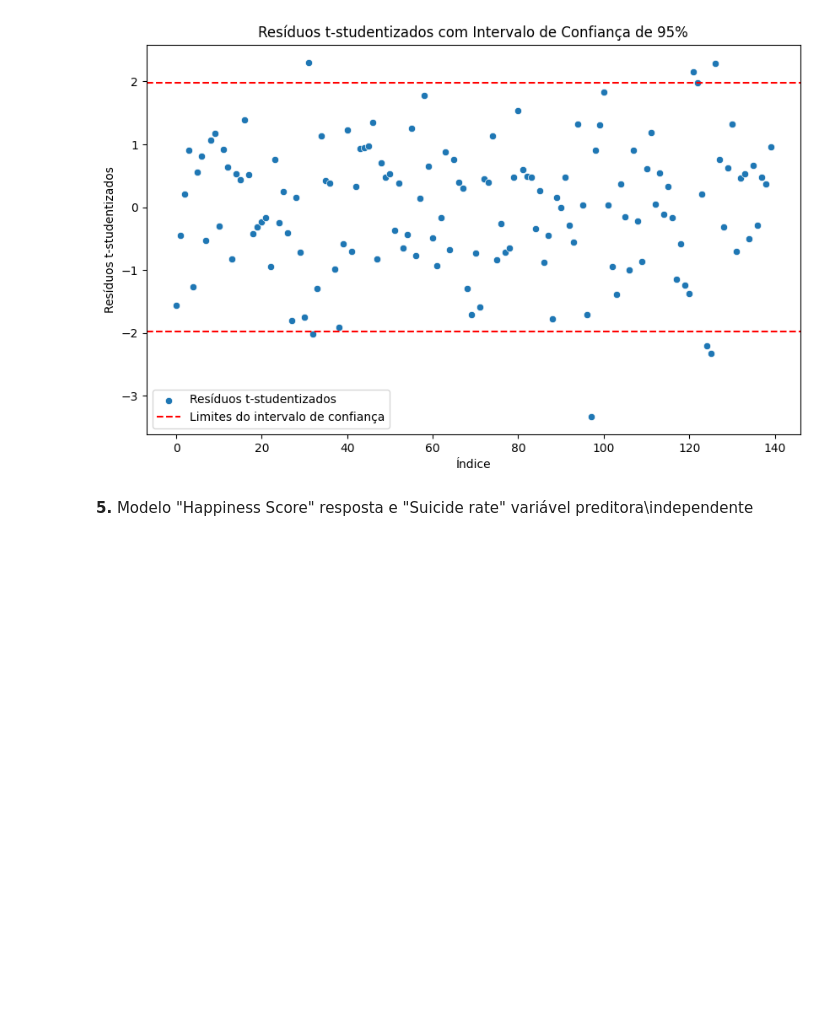
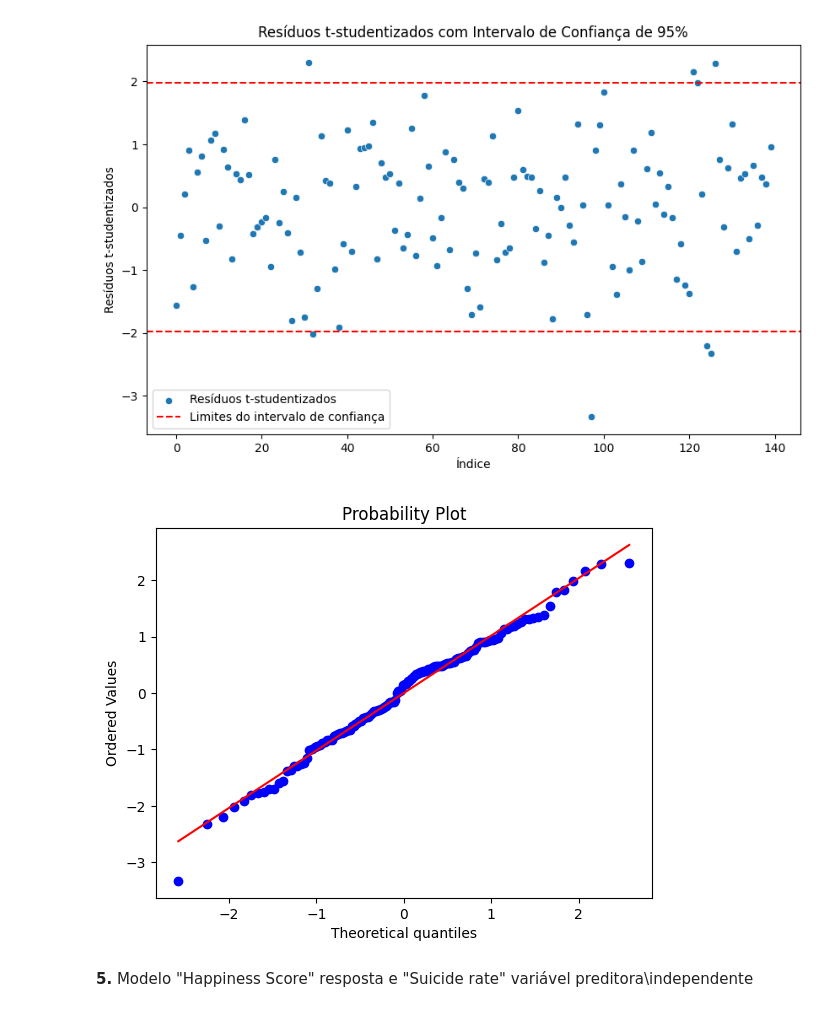
Before and after one commit to emanuel379/Regressao-I, a Jupyter notebook: Análise_de_Regressão_com_dados_de_felicidade.ipynb, the cells around one changed output. Cells and saved outputs as stored; diff of their text form; code cells hidden in the pictures; blank space fills up the shorter version.

```diff
--- a/Análise_de_Regressão_com_dados_de_felicidade.ipynb
+++ b/Análise_de_Regressão_com_dados_de_felicidade.ipynb
@@ -621,6 +638,11 @@ plt.legend()
 plt.show()
 # %% [output]
 [figure]
+# %%
+ss.probplot(residuos_t, dist="norm", plot=pylab)
+pylab.show()
+# %% [output]
+[figure, added]
 # %% [markdown]
 **5.** Modelo "Happiness Score" resposta e "Suicide rate" variável preditora\independente
 # %%
```
Also changed, not shown: parts of 19 cells of this notebook.
